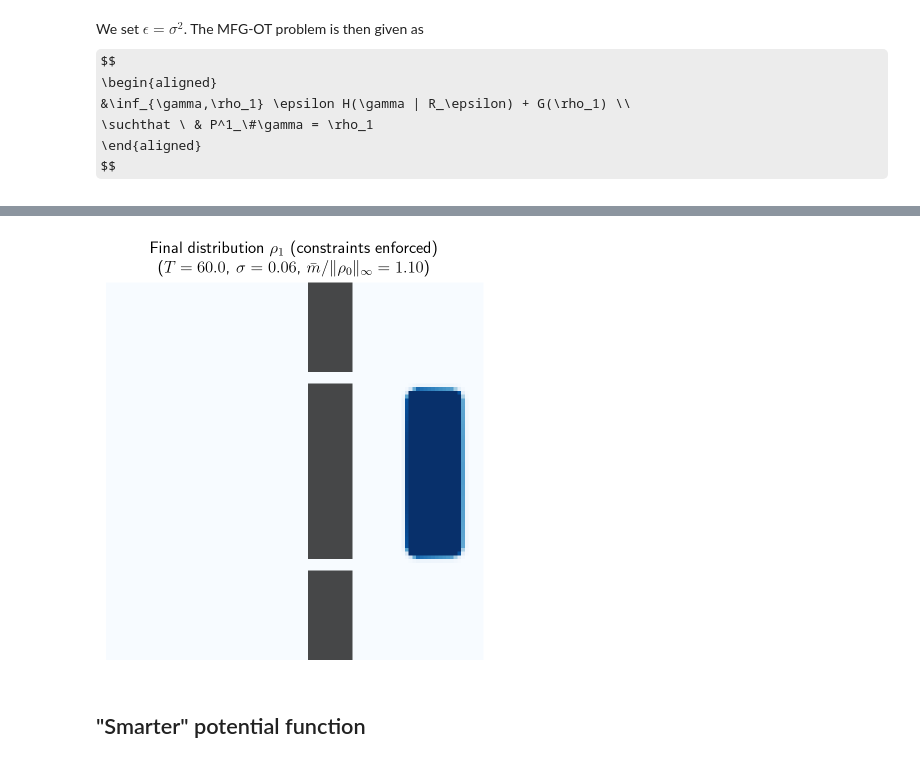
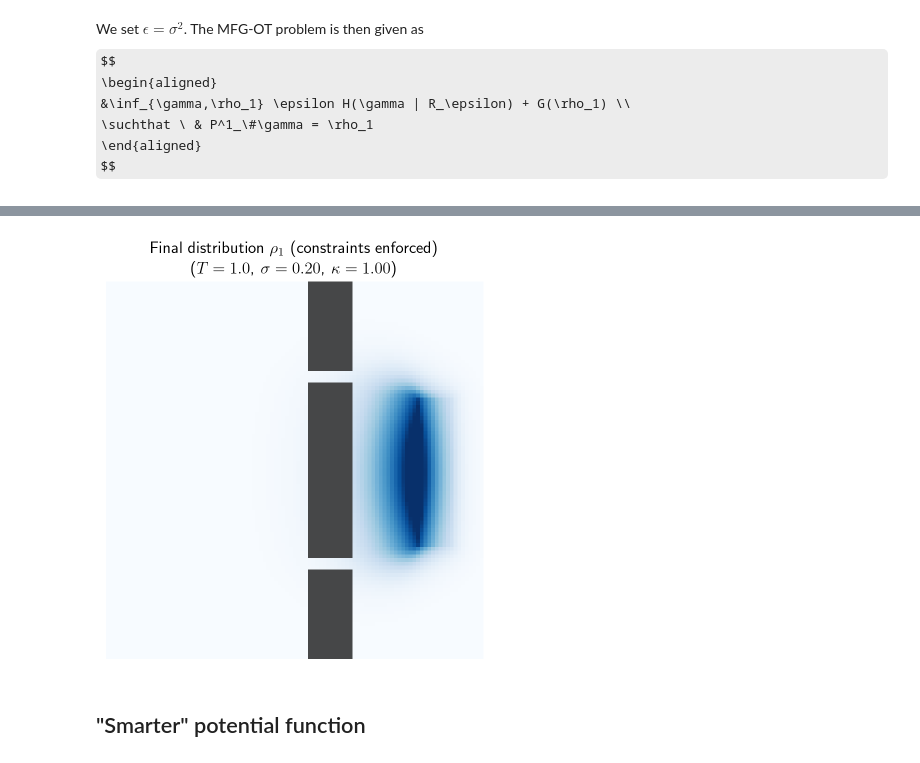
Before and after one commit to ManifoldFR/mva-optimaltransport, a Jupyter notebook: project/simple_transport.ipynb, the cells around one changed output, grey strips where cells are left out. Drawn from its saved outputs; the diff is of its cells as text; code cells hidden in the pictures; some formulas as TeX source.

```diff
--- a/project/simple_transport.ipynb
+++ b/project/simple_transport.ipynb
@@ -148,21 +114,0 @@ from utils.metrics import hilbert_metric, hilbert_metric_chained
-# %%
-n_iter = 100
-
-u0 = np.ones_like(rho_0)
-u1 = np.ones_like(rho_tgt)
-
-thresh_ = 1e-9
-hmet = []
-
-for n in range(n_iter):
-    u0_old = u0
-    u1_old = u1
-
-    u0 = rho_0 / K_kernel(u1)
-    u1 = rho_tgt / K_kernel(u0)
-
-    hmet.append(hilbert_metric_chained([u0, u1], [u0_old, u1_old]))
-
-    if hmet[-1] < thresh_:
-        print("Hilbert metric below threshold. Stopping.")
-        break
@@ -326,20 +246,16 @@ where $a_0^* = \rho_0 / Ra_1^*$, $a^*_1 = e^{u_1^*} = \min(\bar m/Ra_0^*, e^{-\P
 # %%
 # maximal congestion using previous final distrib
-kappa = 2.
+kappa = 1.
 congest_max = kappa * rho_0.max()
 
 ## RECALL: mask is the indicatrix of obstacles
-
-def prox_operator(mes, mask, congest_max, psi, epsilon=1.):
-    r"""Proximal operator"""
-    return np.minimum(mes * np.exp(-psi/epsilon), congest_max) * (1-mask)
 
 hmet = []  # Hilbert metric
 
 thresh_ = 1e-9
 
 u1 = np.ones_like(rho_0)
-n_iter = 200
+n_iter = 400
 
 for _ in range(n_iter):
     u0_old = u0
@@ -359,7 +275,6 @@ for _ in range(n_iter):
 rho_final = K_kernel(u0) * u1
 
 print("Total mass:", rho_final.sum())
-
 # Check the Lagrange multiplier condition:
 print("Mass is zero on mask:", np.allclose(rho_final * mask, 0))
 # %% [output]
@@ -414,7 +328,7 @@ $$
 \end{aligned}
 $$
 # %%
-sigma = .06
+sigma = .2
 epsilon = sigma ** 2
 ## New epsilon-kernel
 
@@ -428,7 +342,7 @@ K1_eps = norm.pdf(cost_mat1, scale=sigma * dt ** .5)
 from contraction import FactoredKernel
 K_eps_op = FactoredKernel(K1_eps, K1_eps)
 
-plt.imshow(K1_eps, origin='lower', interpolation='none',
+plt.imshow(K1_eps, interpolation='none',
            extent=[0, xar.max(), 0, xar.max()])
 plt.title("Gaussian convolutional kernel $K$")
 plt.xlabel("$x_1$")
@@ -440,12 +354,13 @@ Epsilon: 0.0036
 # %%
 # maximal congestion using previous final distrib
-kappa = 1.1
+kappa = 1.
 congest_max = kappa * rho_0.max()
 
 hmet = []
-thresh_ = 1e-9
+thresh_ = 1e-10
 
 n_iter = 400
+tau = 1e-50
 
 u1 = np.ones_like(rho_0)
 
@@ -453,8 +368,8 @@ for _ in range(n_iter):
     u0_old = u0
     u1_old = u1
 
-    u0 = rho_0 / K_eps_op(u1)  # potential u0
-    conv0 = K_eps_op(u0)
+    u0 = rho_0 / (K_eps_op(u1)+tau)  # potential u0
+    conv0 = K_eps_op(u0) + tau
     u1 = prox_operator(conv0, mask, congest_max, psi_potential_,epsilon)/conv0
 
     hmet.append(hilbert_metric_chained([u0,u1], [u0_old, u1_old]))
@@ -482,22 +396,22 @@ plt.yscale("log");
 # %%
 #fig = plt.figure(figsize=(9, 8), dpi=90)
 fig = plt.figure()
 """plt.subplot(121)
 plot_measure(rho_0)
 plot_domain(domain_img)
 plt.axis('off')
 plt.title("Initial distribution $\\rho_0$")
 
 plt.subplot(122)
 """
 plot_measure(rho_final)
 plot_domain(domain_img)
 plt.title("Final distribution $\\rho_1$ (constraints enforced)"+
-          "\n($T=%.1f$, $\sigma=%.2f$, $\\bar{m}/\|\\rho_0\|_\infty=%.2f$)"
+          "\n($T=%.1f$, $\sigma=%.2f$, $\kappa=%.2f$)"
           % (tmax, sigma, kappa))
 plt.axis('off');
 # %% [output]
-[figure, old version]
+[figure, new version]
 # %%
 fig.savefig(IMAGE_DIR+"fuzzy_transport_lowvisc.png", bbox_inches='tight')
 # %% [markdown]
```
Also changed, not shown: parts of 50 cells of this notebook, 16 other files.
